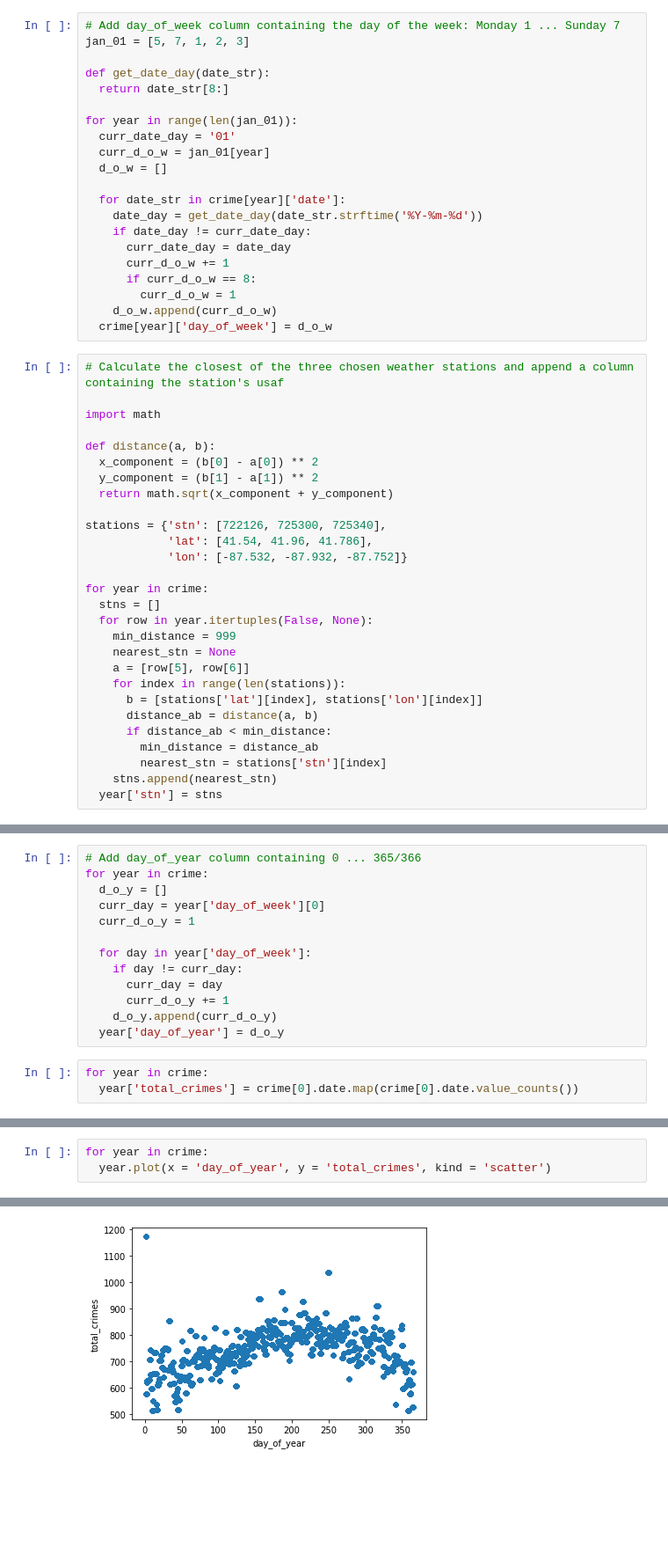
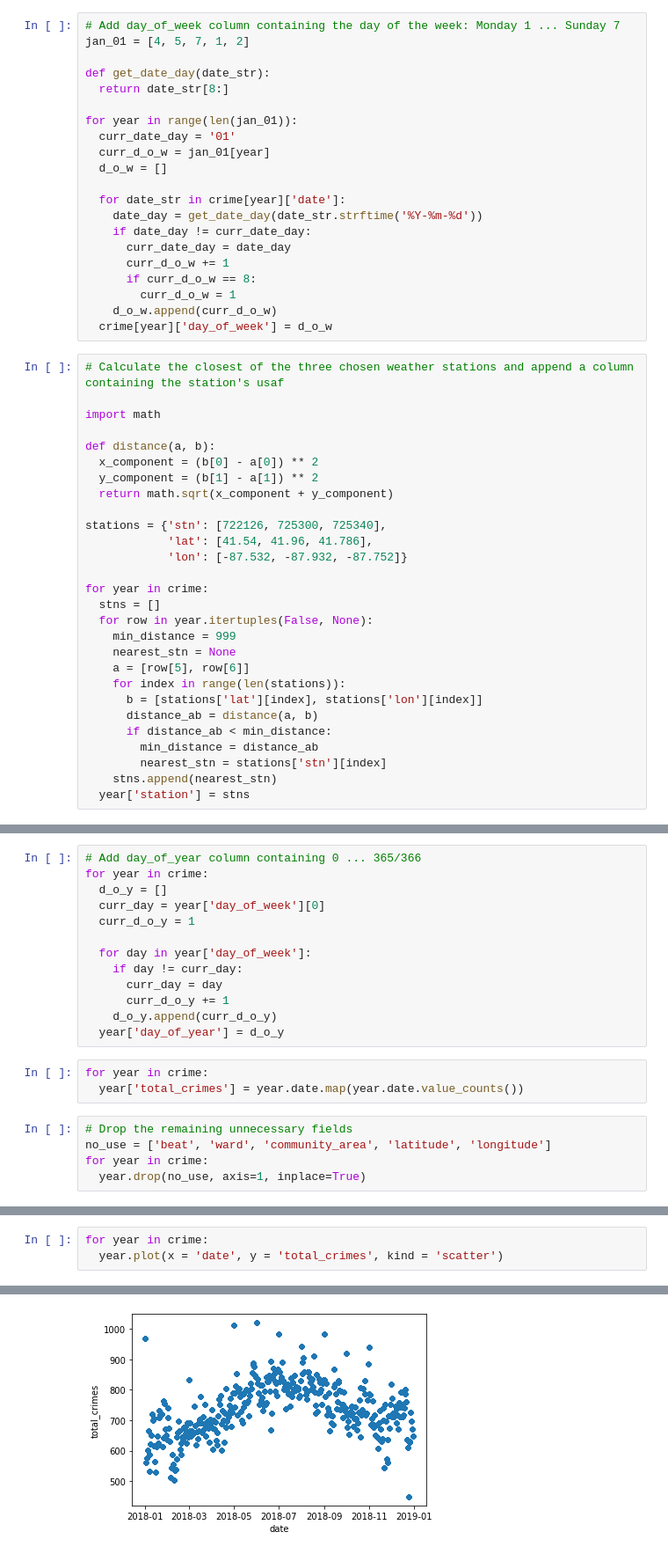
Before and after one commit to MattIzon/16010269_DataAnalytics, a Jupyter notebook: 1_Crime_Aquisition.ipynb, the cells around one changed output, grey strips where cells are left out. Shown at 88% size. Cells and saved outputs as stored; diff of their text form; blank space fills up the shorter version.

```diff
--- a/1_Crime_Aquisition.ipynb
+++ b/1_Crime_Aquisition.ipynb
@@ -219,7 +185,7 @@ for year in crime:
   year['date'] = pd.to_datetime(year['date']).dt.date
 # %%
 # Add day_of_week column containing the day of the week: Monday 1 ... Sunday 7
-jan_01 = [5, 7, 1, 2, 3]
+jan_01 = [4, 5, 7, 1, 2]
 
 def get_date_day(date_str):
   return date_str[8:]
@@ -265,4 +231,4 @@ for year in crime:
         min_distance = distance_ab
         nearest_stn = stations['stn'][index]
     stns.append(nearest_stn)
-  year['stn'] = stns
+  year['station'] = stns
@@ -288,5 +247,10 @@ for year in crime:
   year['day_of_year'] = d_o_y
 # %%
 for year in crime:
-  year['total_crimes'] = crime[0].date.map(crime[0].date.value_counts())
+  year['total_crimes'] = year.date.map(year.date.value_counts())
+# %%
+# Drop the remaining unnecessary fields
+no_use = ['beat', 'ward', 'community_area', 'latitude', 'longitude']
+for year in crime:
+  year.drop(no_use, axis=1, inplace=True)
 # %%
@@ -301,4 +261,4 @@ crime[0].head()
 # %%
 for year in crime:
-  year.plot(x = 'day_of_year', y = 'total_crimes', kind = 'scatter')
+  year.plot(x = 'date', y = 'total_crimes', kind = 'scatter')
 # %% [output]
@@ -308 +268 @@ for year in crime:
-[figure, old version]
+[figure, new version]
```
Also changed, not shown: parts of 15 cells of this notebook.
